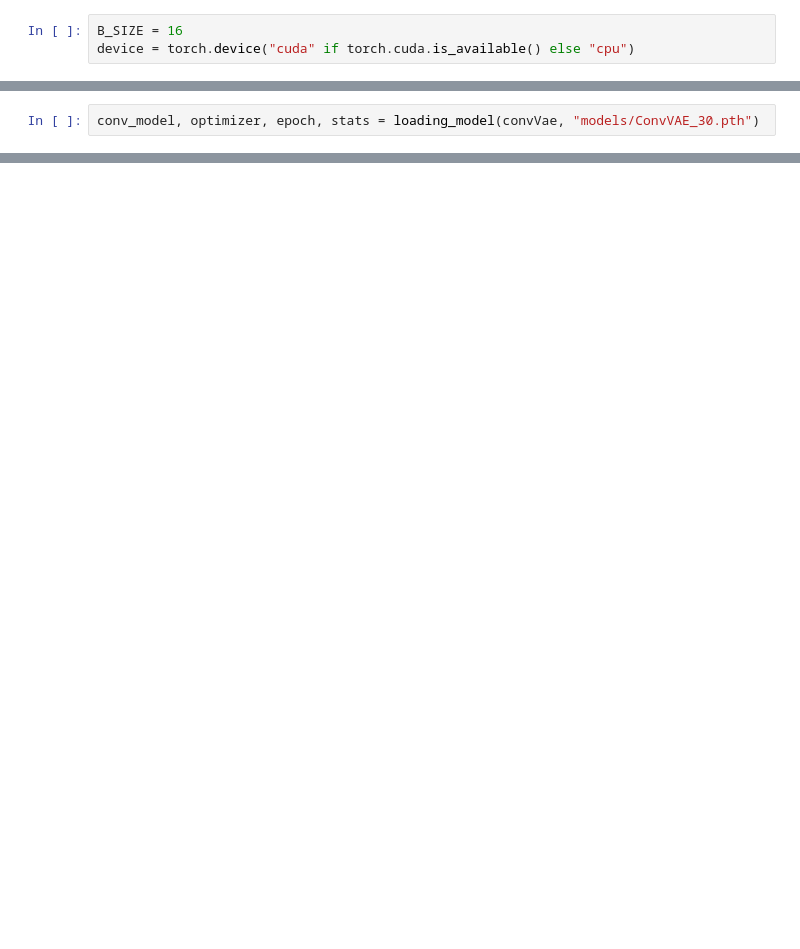
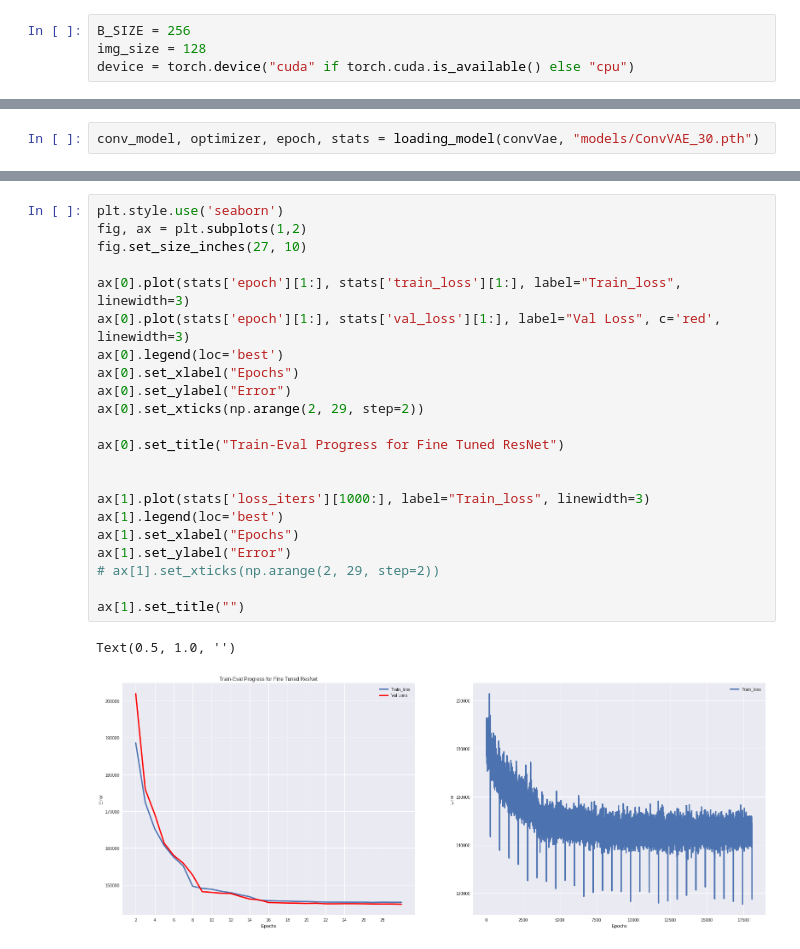
Before and after one commit to vardeep-sandhu/CudaLab, a Jupyter notebook: Sheet06/Sheet06.ipynb, the cells around one changed output, grey strips where cells are left out. Drawn from its saved outputs; the diff is of its cells as text; blank space fills up the shorter version.

```diff
--- a/Sheet06/Sheet06.ipynb
+++ b/Sheet06/Sheet06.ipynb
@@ -20,6 +19,7 @@ from sklearn.svm import LinearSVC
 from joblib import dump
 # %%
-B_SIZE = 16
+B_SIZE = 256
+img_size = 128
 device = torch.device("cuda" if torch.cuda.is_available() else "cpu")
 # %%
 class CelebA_Dataset(Dataset):
@@ -295,0 +358,25 @@ plt.imshow(out)
+# %%
+plt.style.use('seaborn')
+fig, ax = plt.subplots(1,2)
+fig.set_size_inches(27, 10)
+
+ax[0].plot(stats['epoch'][1:], stats['train_loss'][1:], label="Train_loss", linewidth=3)
+ax[0].plot(stats['epoch'][1:], stats['val_loss'][1:], label="Val Loss", c='red', linewidth=3)
+ax[0].legend(loc='best')
+ax[0].set_xlabel("Epochs")
+ax[0].set_ylabel("Error")
+ax[0].set_xticks(np.arange(2, 29, step=2))
+
+ax[0].set_title("Train-Eval Progress for Fine Tuned ResNet")
+
+
+ax[1].plot(stats['loss_iters'][1000:], label="Train_loss", linewidth=3)
+ax[1].legend(loc='best')
+ax[1].set_xlabel("Epochs")
+ax[1].set_ylabel("Error")
+# ax[1].set_xticks(np.arange(2, 29, step=2))
+
+ax[1].set_title("")
+# %% [output]
+Text(0.5, 1.0, '')
+[figure, added]
```
Also changed, not shown: parts of 14 cells of this notebook.
